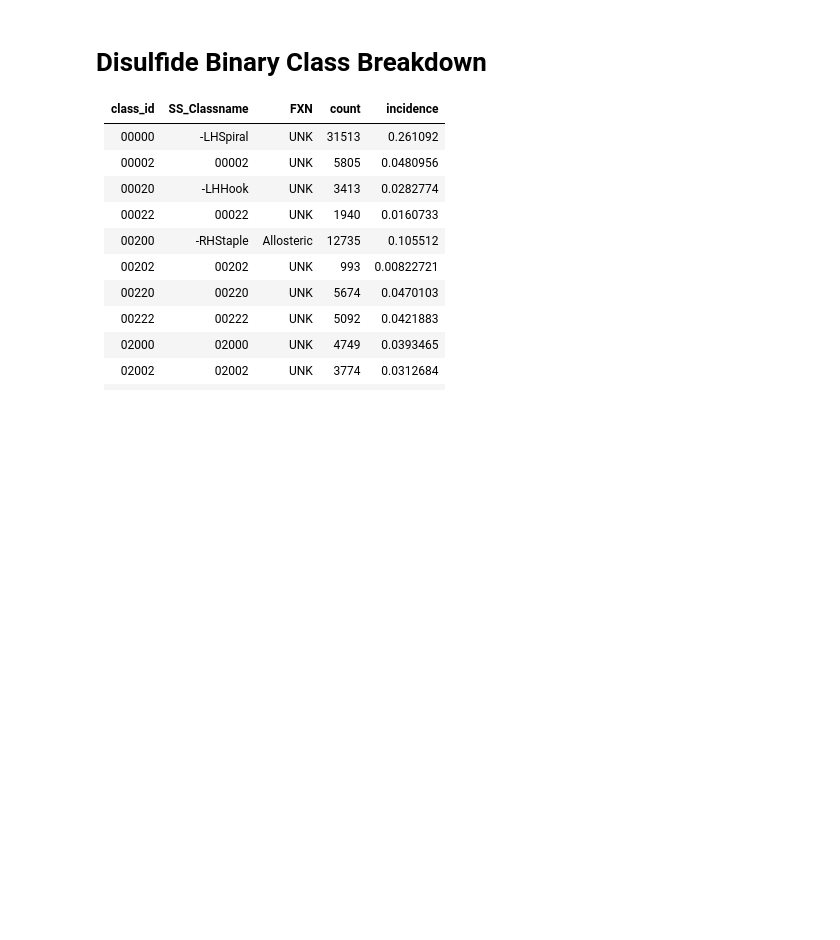
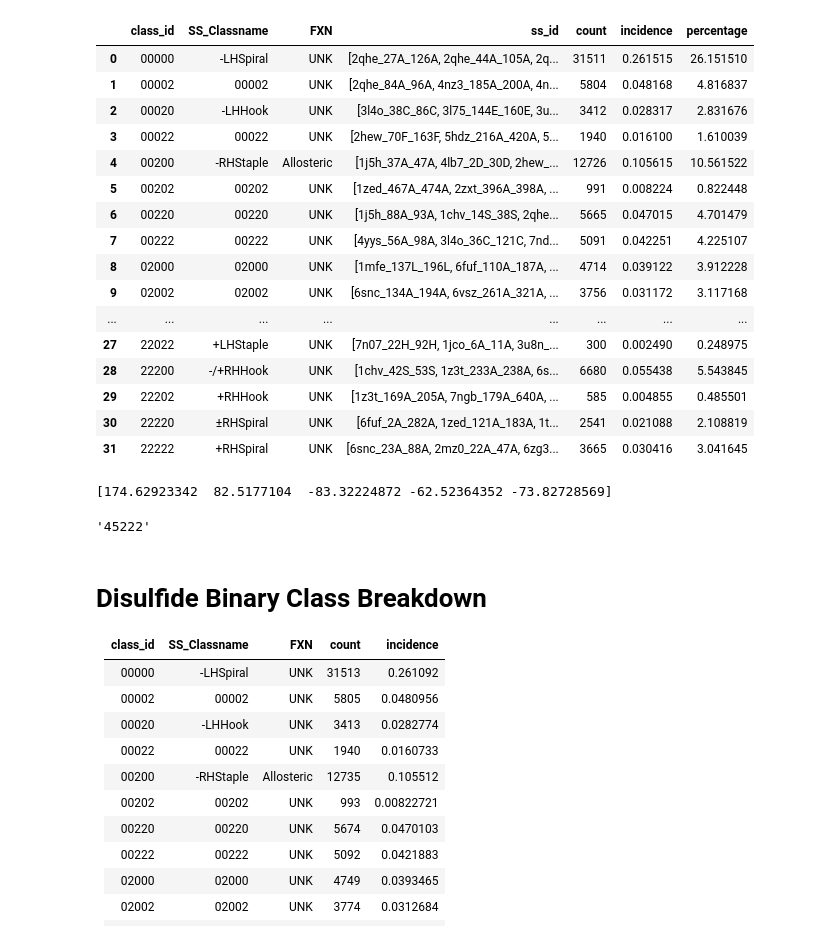
Before and after one commit to suchanek/proteusPy, a Jupyter notebook: notebooks/DisulfideClassesPlayground.ipynb, the cells around one changed output. Saved outputs shown, nothing was run; the diff lists cells and outputs as text; code cells hidden in the pictures; blank space fills up the shorter version.

```diff
--- a/notebooks/DisulfideClassesPlayground.ipynb
+++ b/notebooks/DisulfideClassesPlayground.ipynb
@@ -63,0 +62,20 @@ clslist = PDB_SS.extract_class('15554')
+# %%
+PDB_SS.tclass.classdf
+# %% [output]
+|  | class_id | SS_Classname | FXN | ss_id | count | incidence | percentage |
+| 0 | 00000 | -LHSpiral | UNK | [2qhe_27A_126A, 2qhe_44A_105A, 2q... | 31511 | 0.261515 | 26.151510 |
+| 1 | 00002 | 00002 | UNK | [2qhe_84A_96A, 4nz3_185A_200A, 4n... | 5804 | 0.048168 | 4.816837 |
+| 2 | 00020 | -LHHook | UNK | [3l4o_38C_86C, 3l75_144E_160E, 3u... | 3412 | 0.028317 | 2.831676 |
+| 3 | 00022 | 00022 | UNK | [2hew_70F_163F, 5hdz_216A_420A, 5... | 1940 | 0.016100 | 1.610039 |
+| 4 | 00200 | -RHStaple | Allosteric | [1j5h_37A_47A, 4lb7_2D_30D, 2hew_... | 12726 | 0.105615 | 10.561522 |
+| 5 | 00202 | 00202 | UNK | [1zed_467A_474A, 2zxt_396A_398A, ... | 991 | 0.008224 | 0.822448 |
+| 6 | 00220 | 00220 | UNK | [1j5h_88A_93A, 1chv_14S_38S, 2qhe... | 5665 | 0.047015 | 4.701479 |
+| 7 | 00222 | 00222 | UNK | [4yys_56A_98A, 3l4o_36C_121C, 7nd... | 5091 | 0.042251 | 4.225107 |
+| 8 | 02000 | 02000 | UNK | [1mfe_137L_196L, 6fuf_110A_187A, ... | 4714 | 0.039122 | 3.912228 |
+| 9 | 02002 | 02002 | UNK | [6snc_134A_194A, 6vsz_261A_321A, ... | 3756 | 0.031172 | 3.117168 |
+| ... | ... | ... | ... | ... | ... | ... | ... |
+| 27 | 22022 | +LHStaple | UNK | [7n07_22H_92H, 1jco_6A_11A, 3u8n_... | 300 | 0.002490 | 0.248975 |
+| 28 | 22200 | -/+RHHook | UNK | [1chv_42S_53S, 1z3t_233A_238A, 6s... | 6680 | 0.055438 | 5.543845 |
+| 29 | 22202 | +RHHook | UNK | [1z3t_169A_205A, 7ngb_179A_640A, ... | 585 | 0.004855 | 0.485501 |
+| 30 | 22220 | ±RHSpiral | UNK | [6fuf_2A_282A, 1zed_121A_183A, 1t... | 2541 | 0.021088 | 2.108819 |
+| 31 | 22222 | +RHSpiral | UNK | [6snc_23A_88A, 2mz0_22A_47A, 6zg3... | 3665 | 0.030416 | 3.041645 |
@@ -64,3 +85,10 @@ clslist = PDB_SS.extract_class('15554')
+# %%
+ss1 = PDB_SS[0]
+print(ss1.torsion_array)
+ss1.torsion_to_sixclass()
+# %% [output]
+[174.62923342  82.5177104  -83.32224872 -62.52364352 -73.82728569]
+'45222'
 # %% [markdown]
 # Disulfide Binary Class Breakdown
 
```
Also changed, not shown: parts of 17 cells of this notebook, 14 other files.
